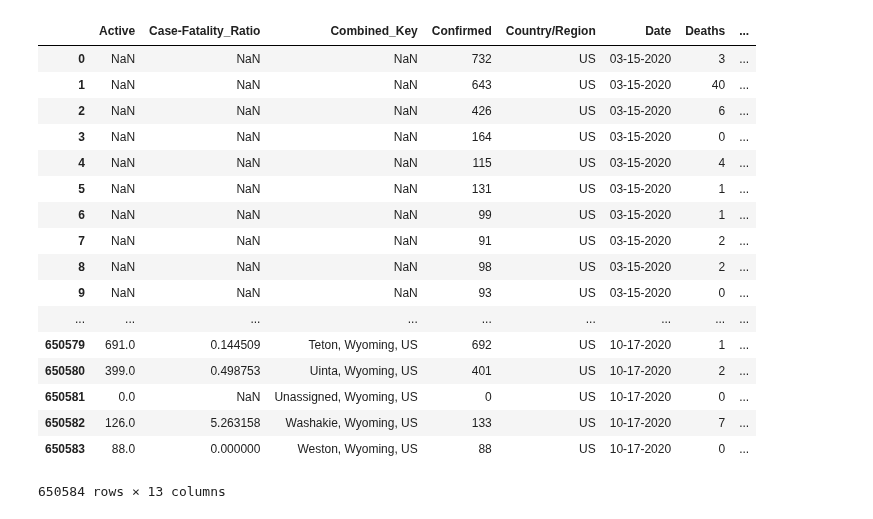
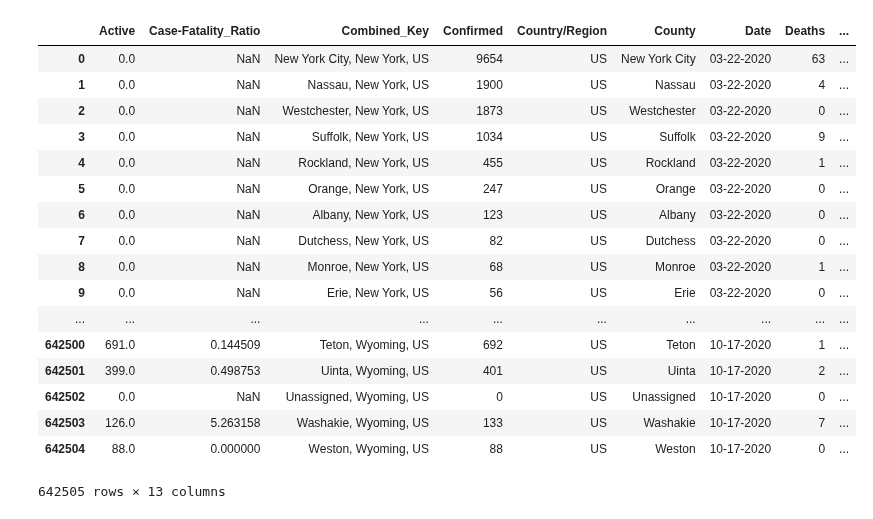
Before and after one commit to clement-ip/covid-airport-travel, a Jupyter notebook: coviddata/covid_countries.ipynb, the cells around one changed output. Cells and saved outputs as stored; diff of their text form; code cells hidden in the pictures.

```diff
--- a/coviddata/covid_countries.ipynb
+++ b/coviddata/covid_countries.ipynb
@@ -24,8 +24,10 @@ for file in all_files:
 
     # Fix columns with different names but same content
     # i.e. Country_Region -> Country/Region
-    if set(['FIPS','Admin2']).issubset(df.columns):
-        df = df.drop(['FIPS', 'Admin2'], axis = 1)
+    if set(['FIPS']).issubset(df.columns):
+        df = df.drop(['FIPS'], axis = 1)
+    if 'Admin2' in df:
+        df = df.rename(columns = {'Admin2': 'County'})
     if 'Province_State' in df:
         df = df.rename(columns = {'Province_State': 'Province/State'})
     if 'Country_Region' in df:
@@ -96,5 +98,10 @@ frame
 # North America Cases - US/NA, not counting the Diamond Princess Cruise cases
 # Omit Grand Princess cruise cases?
 frame_filtered = frame.loc[(frame["Country/Region"] == "US") | (frame["Country/Region"] == "Canada")]
-frame_filtered = frame_filtered.loc[(frame_filtered["Province/State"] != "Diamond Princess")].reset_index(drop = True)
+frame_filtered = frame_filtered.loc[(frame_filtered["Province/State"] != "Diamond Princess") &
+                                    (frame_filtered["Province/State"] != "Grand Princess") &
+                                    (frame_filtered["Province/State"] != "Puerto Rico")].reset_index(drop = True)
+
+# Drop unnessesary columns
+frame_filtered = frame_filtered.drop(columns = ["Last Update"])
 # %%
@@ -146,25 +154,25 @@ casesCanada.head()
 # USA Cases
 casesUS = frame_filtered.loc[(frame_filtered["Country/Region"] == "US")].reset_index(drop = True)
 # %%
-casesUS.head()
+casesUS
 # %% [output]
-|  | Active | Case-Fatality_Ratio | Combined_Key | Confirmed | Country/Region | Date | Deaths | ... |
-| 0 | NaN | NaN | NaN | 732 | US | 03-15-2020 | 3 | ... |
-| 1 | NaN | NaN | NaN | 643 | US | 03-15-2020 | 40 | ... |
-| 2 | NaN | NaN | NaN | 426 | US | 03-15-2020 | 6 | ... |
-| 3 | NaN | NaN | NaN | 164 | US | 03-15-2020 | 0 | ... |
-| 4 | NaN | NaN | NaN | 115 | US | 03-15-2020 | 4 | ... |
-| 5 | NaN | NaN | NaN | 131 | US | 03-15-2020 | 1 | ... |
-| 6 | NaN | NaN | NaN | 99 | US | 03-15-2020 | 1 | ... |
-| 7 | NaN | NaN | NaN | 91 | US | 03-15-2020 | 2 | ... |
-| 8 | NaN | NaN | NaN | 98 | US | 03-15-2020 | 2 | ... |
-| 9 | NaN | NaN | NaN | 93 | US | 03-15-2020 | 0 | ... |
-| ... | ... | ... | ... | ... | ... | ... | ... | ... |
-| 650579 | 691.0 | 0.144509 | Teton, Wyoming, US | 692 | US | 10-17-2020 | 1 | ... |
-| 650580 | 399.0 | 0.498753 | Uinta, Wyoming, US | 401 | US | 10-17-2020 | 2 | ... |
-| 650581 | 0.0 | NaN | Unassigned, Wyoming, US | 0 | US | 10-17-2020 | 0 | ... |
-| 650582 | 126.0 | 5.263158 | Washakie, Wyoming, US | 133 | US | 10-17-2020 | 7 | ... |
-| 650583 | 88.0 | 0.000000 | Weston, Wyoming, US | 88 | US | 10-17-2020 | 0 | ... |
+|  | Active | Case-Fatality_Ratio | Combined_Key | Confirmed | Country/Region | County | Date | Deaths | ... |
+| 0 | 0.0 | NaN | New York City, New York, US | 9654 | US | New York City | 03-22-2020 | 63 | ... |
+| 1 | 0.0 | NaN | Nassau, New York, US | 1900 | US | Nassau | 03-22-2020 | 4 | ... |
+| 2 | 0.0 | NaN | Westchester, New York, US | 1873 | US | Westchester | 03-22-2020 | 0 | ... |
+| 3 | 0.0 | NaN | Suffolk, New York, US | 1034 | US | Suffolk | 03-22-2020 | 9 | ... |
+| 4 | 0.0 | NaN | Rockland, New York, US | 455 | US | Rockland | 03-22-2020 | 1 | ... |
+| 5 | 0.0 | NaN | Orange, New York, US | 247 | US | Orange | 03-22-2020 | 0 | ... |
+| 6 | 0.0 | NaN | Albany, New York, US | 123 | US | Albany | 03-22-2020 | 0 | ... |
+| 7 | 0.0 | NaN | Dutchess, New York, US | 82 | US | Dutchess | 03-22-2020 | 0 | ... |
+| 8 | 0.0 | NaN | Monroe, New York, US | 68 | US | Monroe | 03-22-2020 | 1 | ... |
+| 9 | 0.0 | NaN | Erie, New York, US | 56 | US | Erie | 03-22-2020 | 0 | ... |
+| ... | ... | ... | ... | ... | ... | ... | ... | ... | ... |
+| 642500 | 691.0 | 0.144509 | Teton, Wyoming, US | 692 | US | Teton | 10-17-2020 | 1 | ... |
+| 642501 | 399.0 | 0.498753 | Uinta, Wyoming, US | 401 | US | Uinta | 10-17-2020 | 2 | ... |
+| 642502 | 0.0 | NaN | Unassigned, Wyoming, US | 0 | US | Unassigned | 10-17-2020 | 0 | ... |
+| 642503 | 126.0 | 5.263158 | Washakie, Wyoming, US | 133 | US | Washakie | 10-17-2020 | 7 | ... |
+| 642504 | 88.0 | 0.000000 | Weston, Wyoming, US | 88 | US | Weston | 10-17-2020 | 0 | ... |
-650584 rows × 13 columns
+642505 rows × 13 columns
 # %%
 casesNA = frame_filtered
```
Also changed, not shown: parts of 6 cells of this notebook, 12 other files.
